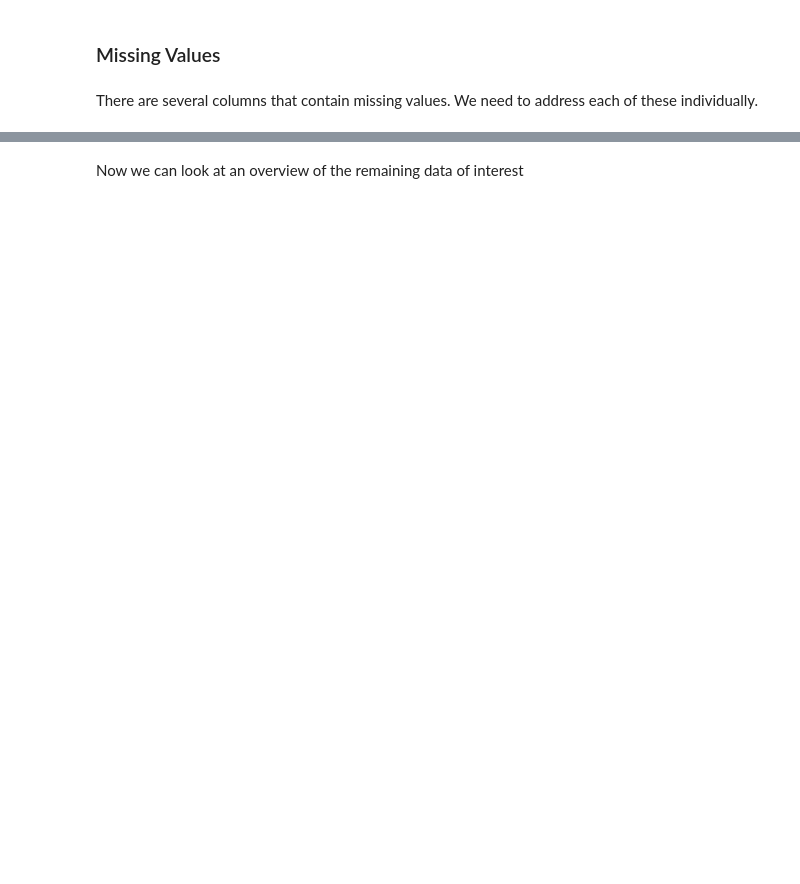
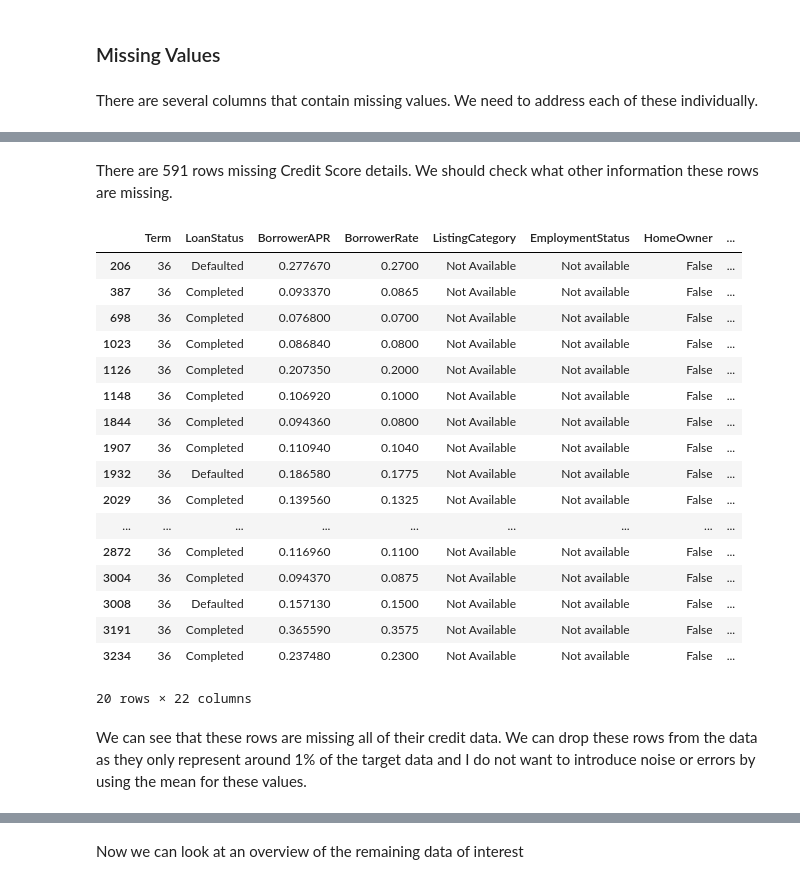
Before and after one commit to Jeffro80/DAND_Communicate_Findings, a Jupyter notebook: exploration-WORKING.ipynb, the cells around one changed output, grey strips where cells are left out. Saved outputs shown, nothing was run; the diff lists cells and outputs as text; code cells hidden in the pictures; blank space fills up the shorter version.

```diff
--- a/exploration-WORKING.ipynb
+++ b/exploration-WORKING.ipynb
@@ -243,0 +241,26 @@ loans['BorrowerAPR'] = loans.BorrowerAPR.fillna(mean_apr)
+# %% [markdown]
+There are 591 rows missing Credit Score details. We should check what other information these rows are missing.
+# %%
+missing = loans[loans['CreditScoreRangeLower'].isnull() == True]
+missing.head(20)
+# %% [output]
+|  | Term | LoanStatus | BorrowerAPR | BorrowerRate | ListingCategory | EmploymentStatus | HomeOwner | ... |
+| 206 | 36 | Defaulted | 0.277670 | 0.2700 | Not Available | Not available | False | ... |
+| 387 | 36 | Completed | 0.093370 | 0.0865 | Not Available | Not available | False | ... |
+| 698 | 36 | Completed | 0.076800 | 0.0700 | Not Available | Not available | False | ... |
+| 1023 | 36 | Completed | 0.086840 | 0.0800 | Not Available | Not available | False | ... |
+| 1126 | 36 | Completed | 0.207350 | 0.2000 | Not Available | Not available | False | ... |
+| 1148 | 36 | Completed | 0.106920 | 0.1000 | Not Available | Not available | False | ... |
+| 1844 | 36 | Completed | 0.094360 | 0.0800 | Not Available | Not available | False | ... |
+| 1907 | 36 | Completed | 0.110940 | 0.1040 | Not Available | Not available | False | ... |
+| 1932 | 36 | Defaulted | 0.186580 | 0.1775 | Not Available | Not available | False | ... |
+| 2029 | 36 | Completed | 0.139560 | 0.1325 | Not Available | Not available | False | ... |
+| ... | ... | ... | ... | ... | ... | ... | ... | ... |
+| 2872 | 36 | Completed | 0.116960 | 0.1100 | Not Available | Not available | False | ... |
+| 3004 | 36 | Completed | 0.094370 | 0.0875 | Not Available | Not available | False | ... |
+| 3008 | 36 | Defaulted | 0.157130 | 0.1500 | Not Available | Not available | False | ... |
+| 3191 | 36 | Completed | 0.365590 | 0.3575 | Not Available | Not available | False | ... |
+| 3234 | 36 | Completed | 0.237480 | 0.2300 | Not Available | Not available | False | ... |
+20 rows × 22 columns
+# %% [markdown]
+We can see that these rows are missing all of their credit data. We can drop these rows from the data as they only represent around 1% of the target data and I do not want to introduce noise or errors by using the mean for these values.
```
Also changed, not shown: parts of 9 cells of this notebook.
